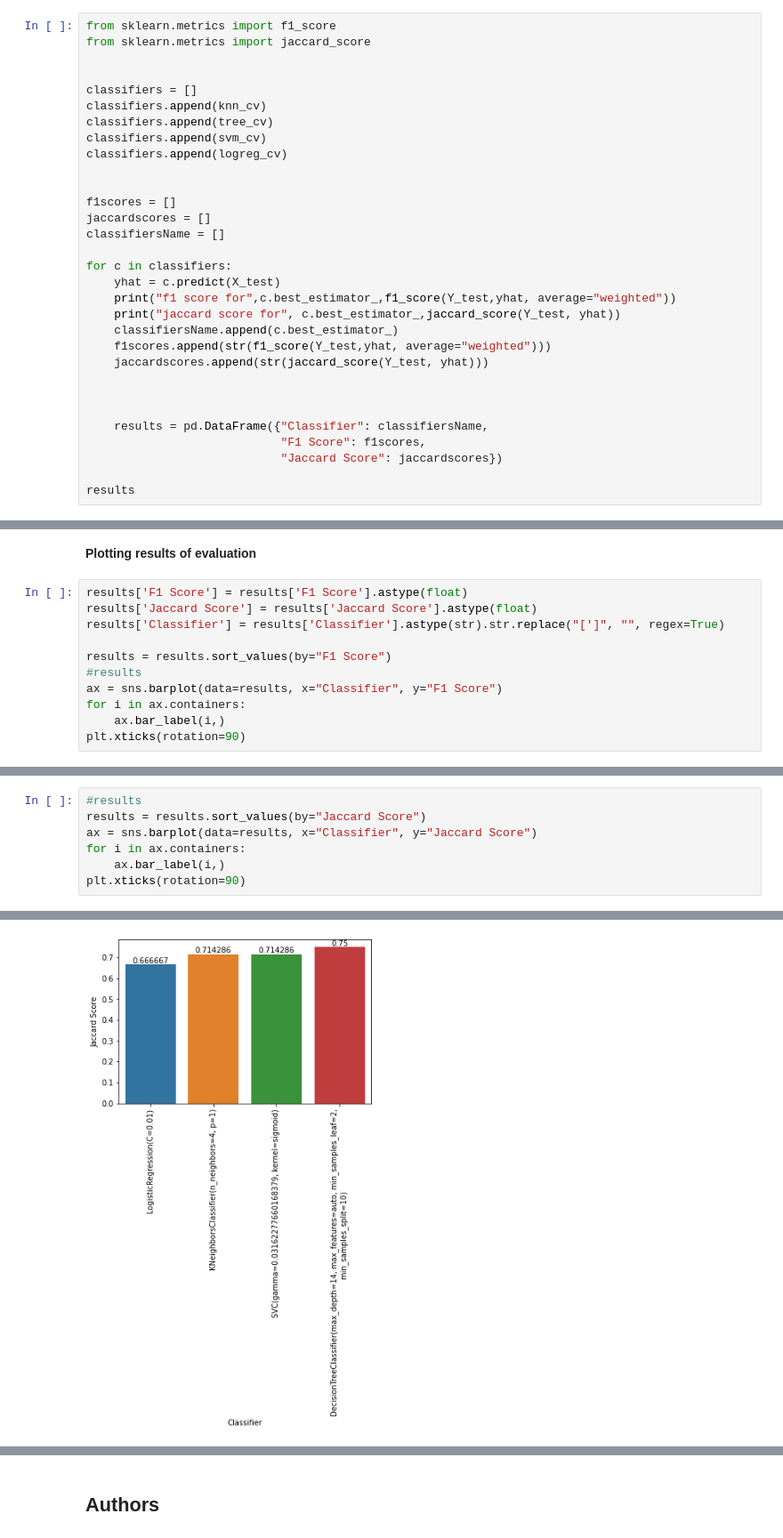
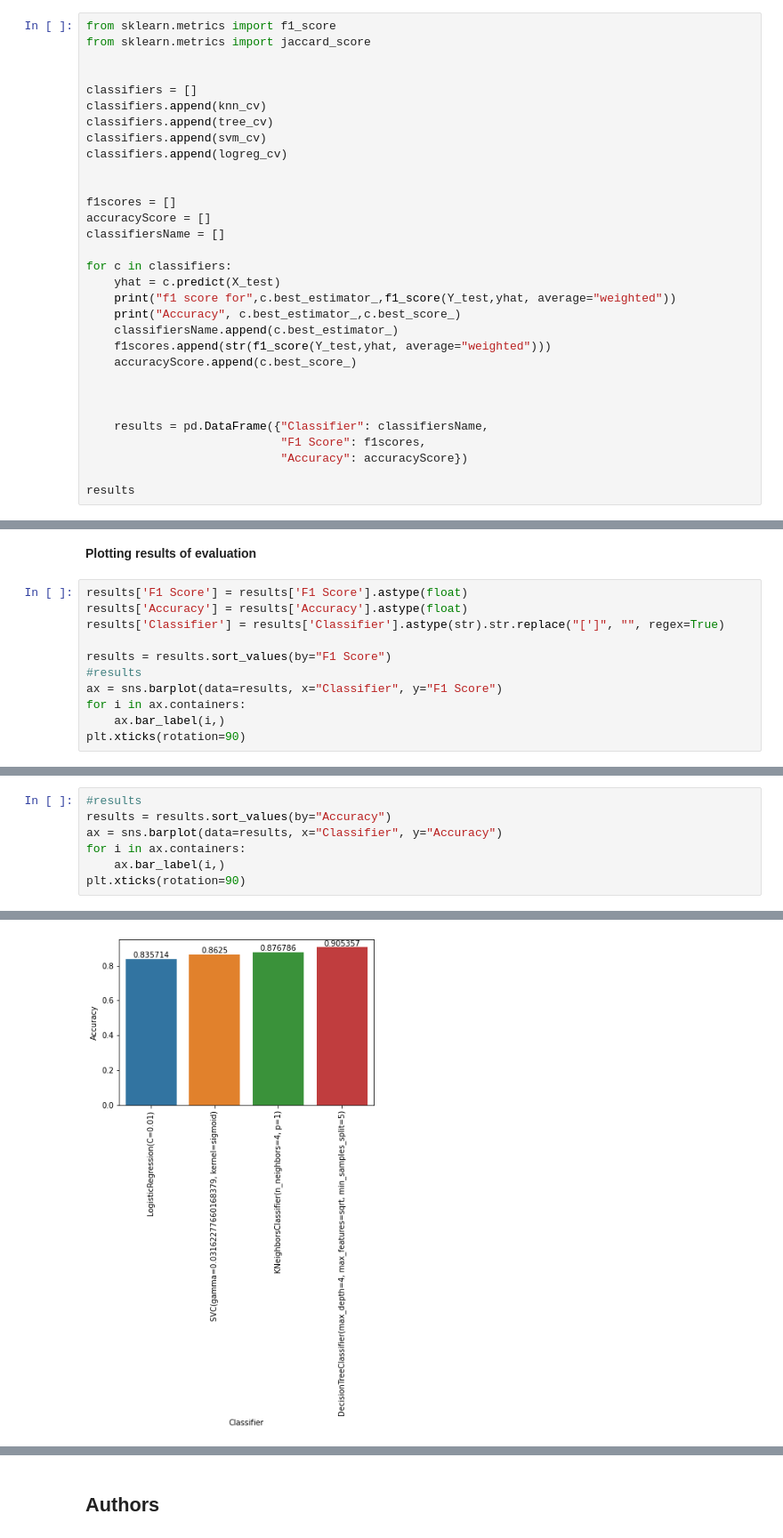
Before and after one commit to ArthurParuzel/SpaceXDataScience, a Jupyter notebook: 5. Final Report and findings/SpaceX_Machine Learning Prediction_Part_5 CLOUD.ipynb, the cells around one changed output, grey strips where cells are left out. Shown: that part at 89% size. Cells and saved outputs as stored; diff of their text form.

```diff
--- a/5. Final Report and findings/SpaceX_Machine Learning Prediction_Part_5 CLOUD.ipynb
+++ b/5. Final Report and findings/SpaceX_Machine Learning Prediction_Part_5 CLOUD.ipynb
@@ -353,22 +356,22 @@ classifiers.append(logreg_cv)
 
 
 f1scores = []
-jaccardscores = []
+accuracyScore = []
 classifiersName = []
 
 for c in classifiers:
     yhat = c.predict(X_test)
     print("f1 score for",c.best_estimator_,f1_score(Y_test,yhat, average="weighted"))
-    print("jaccard score for", c.best_estimator_,jaccard_score(Y_test, yhat))
+    print("Accuracy", c.best_estimator_,c.best_score_)
     classifiersName.append(c.best_estimator_)
     f1scores.append(str(f1_score(Y_test,yhat, average="weighted")))
-    jaccardscores.append(str(jaccard_score(Y_test, yhat)))
+    accuracyScore.append(c.best_score_)
 
 
 
     results = pd.DataFrame({"Classifier": classifiersName,
                             "F1 Score": f1scores,
-                            "Jaccard Score": jaccardscores})
+                            "Accuracy": accuracyScore})
 
 results
 # %% [output]
@@ -391,7 +392,7 @@ jaccard score for LogisticRegression(C=0.01) 0.6666666666666666
 **Plotting results of evaluation**
 # %%
 results['F1 Score'] = results['F1 Score'].astype(float)
-results['Jaccard Score'] = results['Jaccard Score'].astype(float)
+results['Accuracy'] = results['Accuracy'].astype(float)
 results['Classifier'] = results['Classifier'].astype(str).str.replace("[']", "", regex=True)
 
 results = results.sort_values(by="F1 Score")
@@ -410,7 +411,7 @@ plt.xticks(rotation=90)
 # %%
 #results
-results = results.sort_values(by="Jaccard Score")
-ax = sns.barplot(data=results, x="Classifier", y="Jaccard Score")
+results = results.sort_values(by="Accuracy")
+ax = sns.barplot(data=results, x="Classifier", y="Accuracy")
 for i in ax.containers:
     ax.bar_label(i,)
 plt.xticks(rotation=90)
@@ -423 +424 @@ plt.xticks(rotation=90)
-[figure, old version]
+[figure, new version]
```
Also changed, not shown: parts of 11 cells of this notebook.
